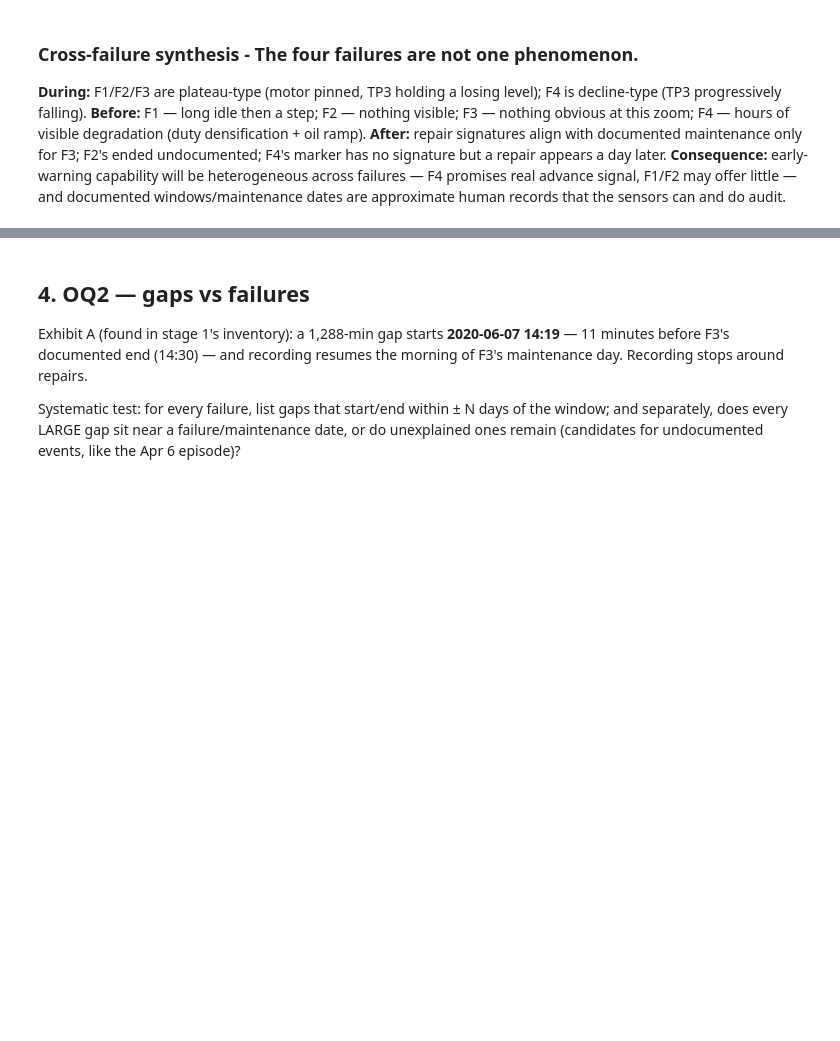
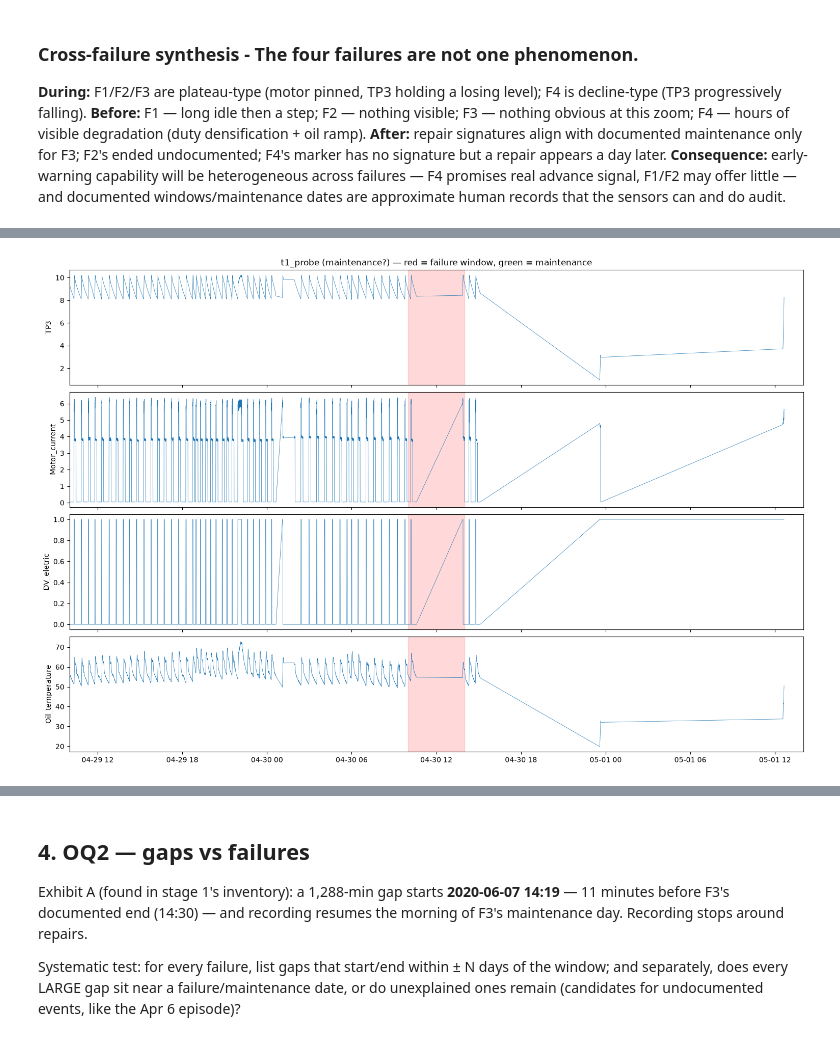
Before and after one commit to Rom5Leo/FAHM_Project, a Jupyter notebook: notebooks/03_anomaly_context.ipynb, the cells around one changed output, grey strips where cells are left out. Drawn from its saved outputs; the diff is of its cells as text; code cells hidden in the pictures; blank space fills up the shorter version.

```diff
--- a/notebooks/03_anomaly_context.ipynb
+++ b/notebooks/03_anomaly_context.ipynb
@@ -118,0 +131,8 @@ post-plunge (Jun 1): duty = 0.149
+# %%
+# t1: does the recorded maintenance date have a physical signature?
+fig = pl.plot_failure_context(df, pd.Series({
+    "failure_id": "t1_probe", "fault_type": "maintenance?",
+    "start": pd.Timestamp("2020-04-30 10:00"), "end": pd.Timestamp("2020-04-30 14:00"),
+    "maintenance": pd.NaT}), ["TP3", "Motor_current", "DV_eletric", "Oil_temperature"], pad_days=1)
+# %% [output]
+[figure, added]
```
Also changed, not shown: parts of 24 cells of this notebook, 2 other files.
